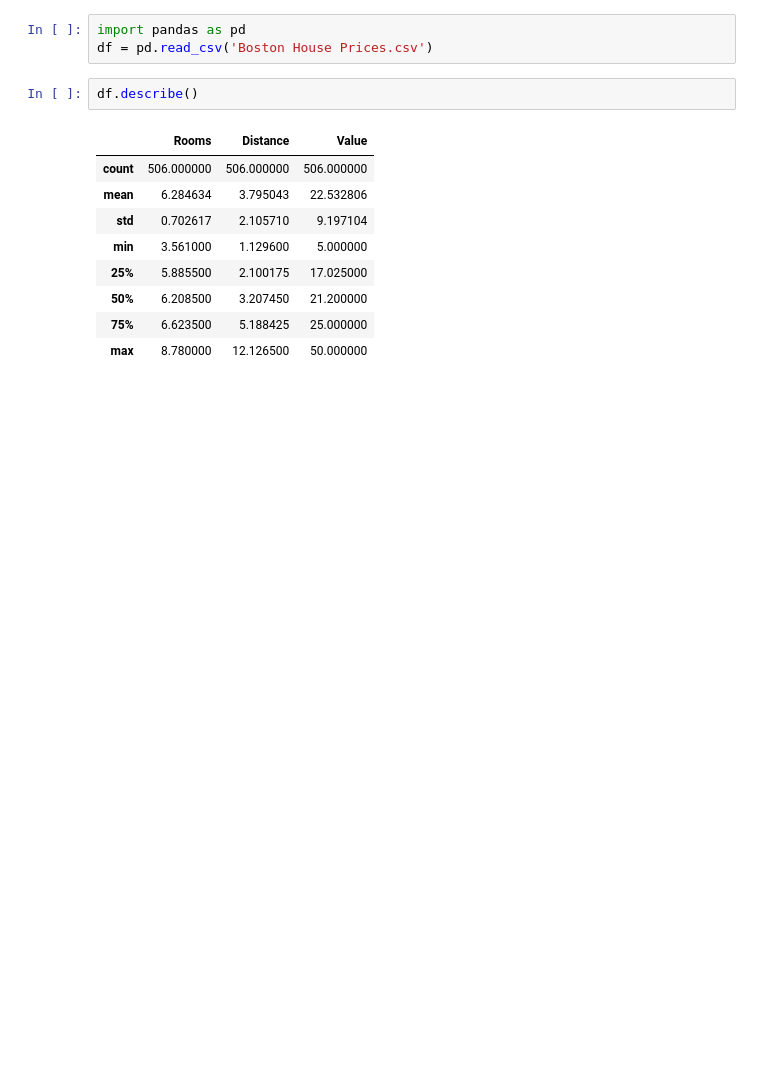
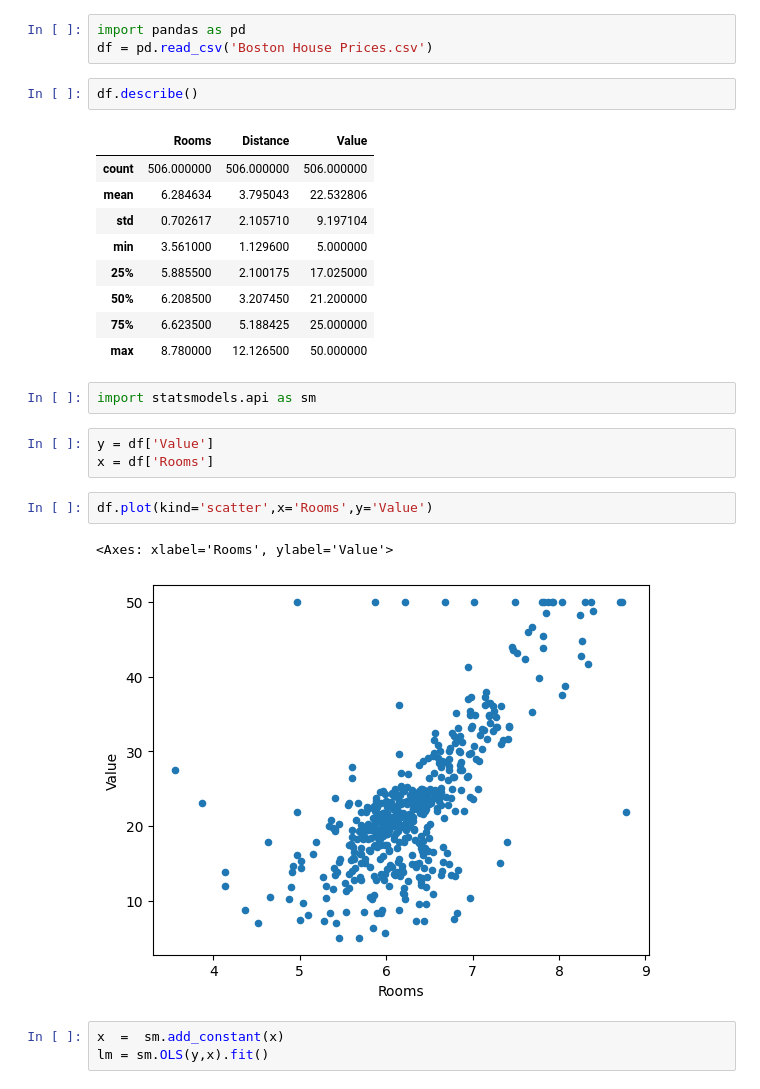
Before and after one commit to filasouf2005/Learning-Data-Since, a Jupyter notebook: Machine Learning/Dataset Overview.ipynb, the cells around one changed output. Cells and saved outputs as stored; diff of their text form; blank space fills up the shorter version.

```diff
--- a/Machine Learning/Dataset Overview.ipynb
+++ b/Machine Learning/Dataset Overview.ipynb
@@ -13,3 +13,16 @@ df.describe()
 | 50% | 6.208500 | 3.207450 | 21.200000 |
 | 75% | 6.623500 | 5.188425 | 25.000000 |
 | max | 8.780000 | 12.126500 | 50.000000 |
+# %%
+import statsmodels.api as sm
+# %%
+y = df['Value']
+x = df['Rooms']
+# %%
+df.plot(kind='scatter',x='Rooms',y='Value')
+# %% [output]
+<Axes: xlabel='Rooms', ylabel='Value'>
+[figure, added]
+# %%
+x  =  sm.add_constant(x)
+lm = sm.OLS(y,x).fit()
```
Also changed, not shown: parts of 15 cells of this notebook, 1 other file.
